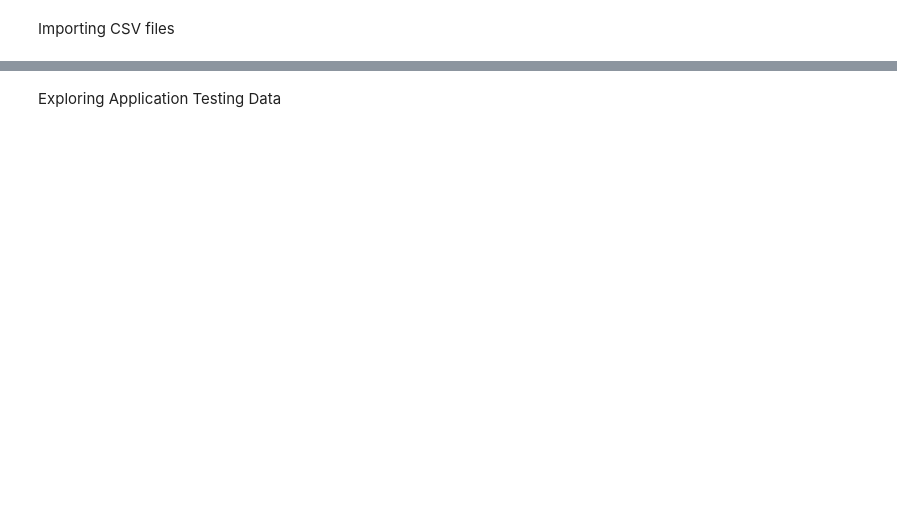
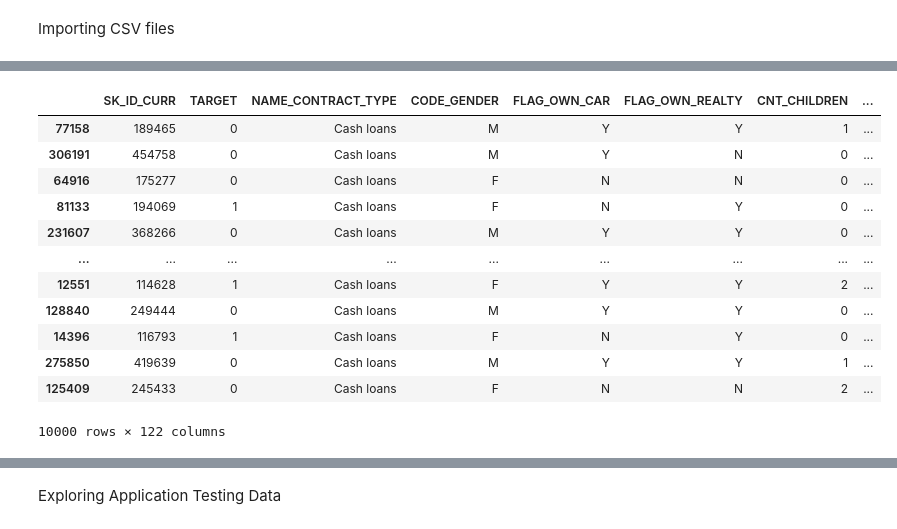
Before and after one commit to gourav-shinde/Credit-Risk-Analysis-And-Prediction-Modeling, a Jupyter notebook: main.ipynb, the cells around one changed output, grey strips where cells are left out. Drawn from its saved outputs; the diff is of its cells as text; code cells hidden in the pictures; blank space fills up the shorter version.

```diff
--- a/main.ipynb
+++ b/main.ipynb
@@ -71,0 +163,19 @@ Installments Payments: 13605401 rows and 8 cols
+# %%
+train = application_train.copy()
+# %%
+train = train.sample(10000, random_state=50)
+train
+# %% [output]
+|  | SK_ID_CURR | TARGET | NAME_CONTRACT_TYPE | CODE_GENDER | FLAG_OWN_CAR | FLAG_OWN_REALTY | CNT_CHILDREN | ... |
+| 77158 | 189465 | 0 | Cash loans | M | Y | Y | 1 | ... |
+| 306191 | 454758 | 0 | Cash loans | M | Y | N | 0 | ... |
+| 64916 | 175277 | 0 | Cash loans | F | N | N | 0 | ... |
+| 81133 | 194069 | 1 | Cash loans | F | N | Y | 0 | ... |
+| 231607 | 368266 | 0 | Cash loans | M | Y | Y | 0 | ... |
+| ... | ... | ... | ... | ... | ... | ... | ... | ... |
+| 12551 | 114628 | 1 | Cash loans | F | Y | Y | 2 | ... |
+| 128840 | 249444 | 0 | Cash loans | M | Y | Y | 0 | ... |
+| 14396 | 116793 | 1 | Cash loans | F | N | Y | 0 | ... |
+| 275850 | 419639 | 0 | Cash loans | M | Y | Y | 1 | ... |
+| 125409 | 245433 | 0 | Cash loans | F | N | N | 2 | ... |
+10000 rows × 122 columns
```
Also changed, not shown: parts of 50 cells of this notebook.
